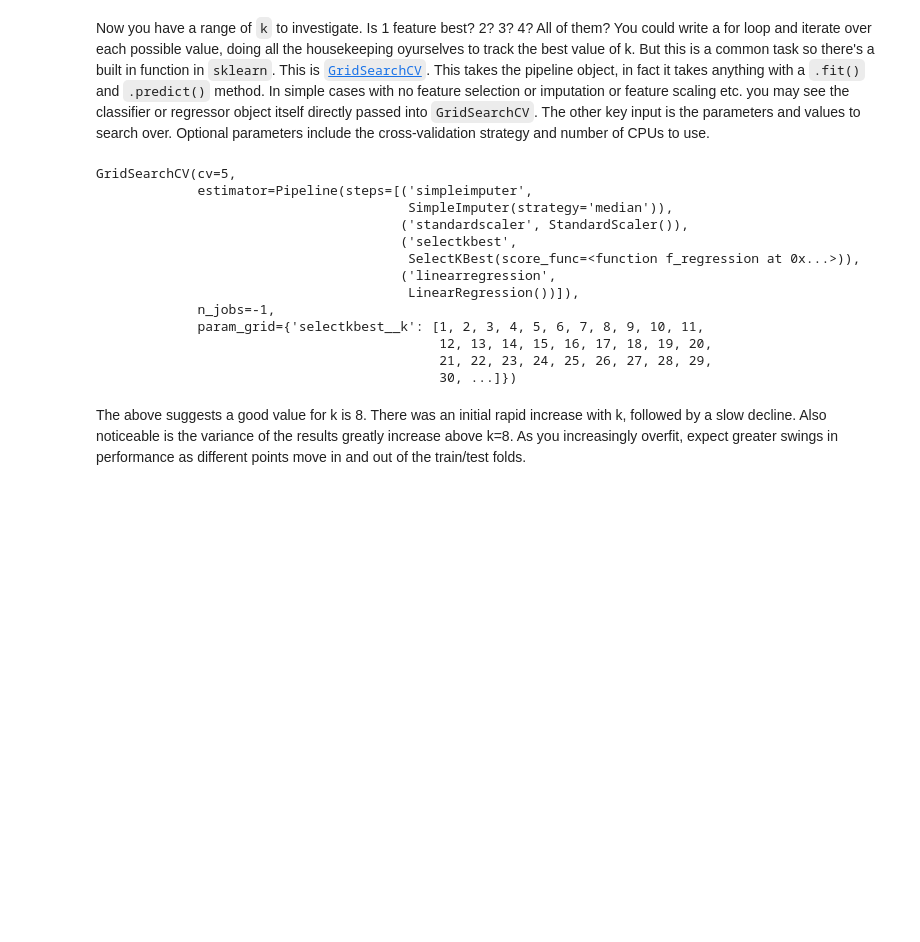
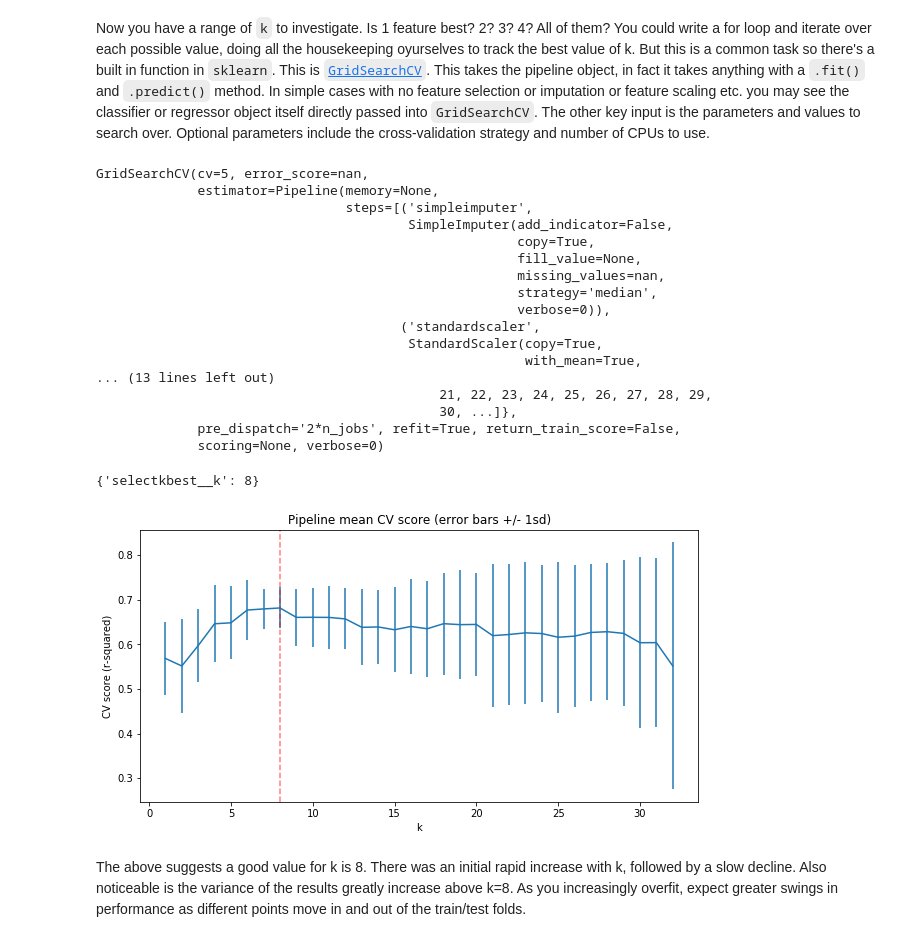
Before and after one commit to gchambers11/Capstone_One, a Jupyter notebook: 04_preprocessing_and_training.ipynb, the cells around one changed output. Drawn from its saved outputs; the diff is of its cells as text; code cells hidden in the pictures; blank space fills up the shorter version.

Commit message:
Add files via upload
completed step 4

```diff
--- a/04_preprocessing_and_training.ipynb
+++ b/04_preprocessing_and_training.ipynb
@@ -492,6 +494,8 @@ fastQuads_skiable_ratio                  0.000000
 dtype: float64
 # %% [markdown]
 ##### 4.8.1.1.2 Apply the imputation to both train and test splits<a id='4.8.1.1.2_Apply_the_imputation_to_both_train_and_test_splits'></a>
+# %%
+X_train['resort_terrain_park_state_ratio'] = X_train['resort_terrain_park_state_ratio'].replace(np.inf, np.nan)
 # %%
 #Code task 9#
 #Call `X_train` and `X_test`'s `fillna()` method, passing `X_defaults_median` as the values to use
@@ -642,4 +684,4 @@ Here, a single call to the pipeline's `fit()` method combines the steps of learn
 # %%
 #Code task 15#
 #Call the pipe's `fit()` method with `X_train` and `y_train` as arguments
-pipe.___(___, ___)
+pipe.fit(X_train, y_train)
@@ -698,7 +752,7 @@ Redefine your pipeline to include this feature selection step:
 pipe = make_pipeline(
     SimpleImputer(strategy='median'),
     StandardScaler(),
-    ___(___),
+    SelectKBest(f_regression),
     LinearRegression()
 )
 # %% [markdown]
@@ -734,7 +797,7 @@ This has made things worse! Clearly selecting a subset of features has an impact
 pipe15 = make_pipeline(
     SimpleImputer(strategy='median'),
     StandardScaler(),
-    ___(___, k=___),
+    SelectKBest(f_regression, k=15),
     LinearRegression()
 )
 # %% [markdown]
@@ -818,19 +891,23 @@ lr_grid_cv = GridSearchCV(pipe, param_grid=grid_params, cv=5, n_jobs=-1)
 # %%
 lr_grid_cv.fit(X_train, y_train)
 # %% [output]
-GridSearchCV(cv=5,
-             estimator=Pipeline(steps=[('simpleimputer',
-                                        SimpleImputer(strategy='median')),
-                                       ('standardscaler', StandardScaler()),
-                                       ('selectkbest',
-                                        SelectKBest(score_func=<function f_regression at 0x...>)),
-                                       ('linearregression',
-                                        LinearRegression())]),
-             n_jobs=-1,
-             param_grid={'selectkbest__k': [1, 2, 3, 4, 5, 6, 7, 8, 9, 10, 11,
-                                            12, 13, 14, 15, 16, 17, 18, 19, 20,
+GridSearchCV(cv=5, error_score=nan,
+             estimator=Pipeline(memory=None,
+                                steps=[('simpleimputer',
+                                        SimpleImputer(add_indicator=False,
+                                                      copy=True,
+                                                      fill_value=None,
+                                                      missing_values=nan,
+                                                      strategy='median',
+                                                      verbose=0)),
+                                       ('standardscaler',
+                                        StandardScaler(copy=True,
+                                                       with_mean=True,
+... (13 lines left out)
                                             21, 22, 23, 24, 25, 26, 27, 28, 29,
-                                            30, ...]})
+                                            30, ...]},
+             pre_dispatch='2*n_jobs', refit=True, return_train_score=False,
+             scoring=None, verbose=0)
 # %%
 score_mean = lr_grid_cv.cv_results_['mean_test_score']
 score_std = lr_grid_cv.cv_results_['std_test_score']
@@ -838,17 +915,21 @@ cv_k = [k for k in lr_grid_cv.cv_results_['param_selectkbest__k']]
 # %%
 #Code task 19#
 #Print the `best_params_` attribute of `lr_grid_cv`
-lr_grid_cv.___
+lr_grid_cv.best_params_
+# %% [output]
+{'selectkbest__k': 8}
 # %%
 #Code task 20#
 #Assign the value of k from the above dict of `best_params_` and assign it to `best_k`
-___ = lr_grid_cv.___['selectkbest__k']
+best_k = lr_grid_cv.best_params_['selectkbest__k']
 plt.subplots(figsize=(10, 5))
 plt.errorbar(cv_k, score_mean, yerr=score_std)
 plt.axvline(x=best_k, c='r', ls='--', alpha=.5)
 plt.xlabel('k')
 plt.ylabel('CV score (r-squared)')
 plt.title('Pipeline mean CV score (error bars +/- 1sd)');
+# %% [output]
+[figure, added]
 # %% [markdown]
 The above suggests a good value for k is 8. There was an initial rapid increase with k, followed by a slow decline. Also noticeable is the variance of the results greatly increase above k=8. As you increasingly overfit, expect greater swings in performance as different points move in and out of the train/test folds.
 # %% [markdown]
```
Also changed, not shown: parts of 47 cells of this notebook.
